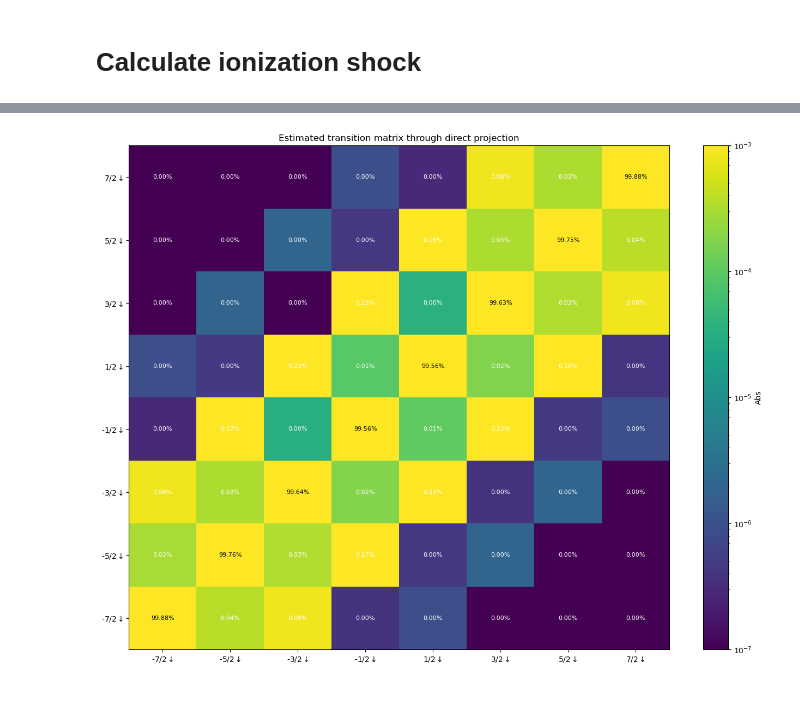
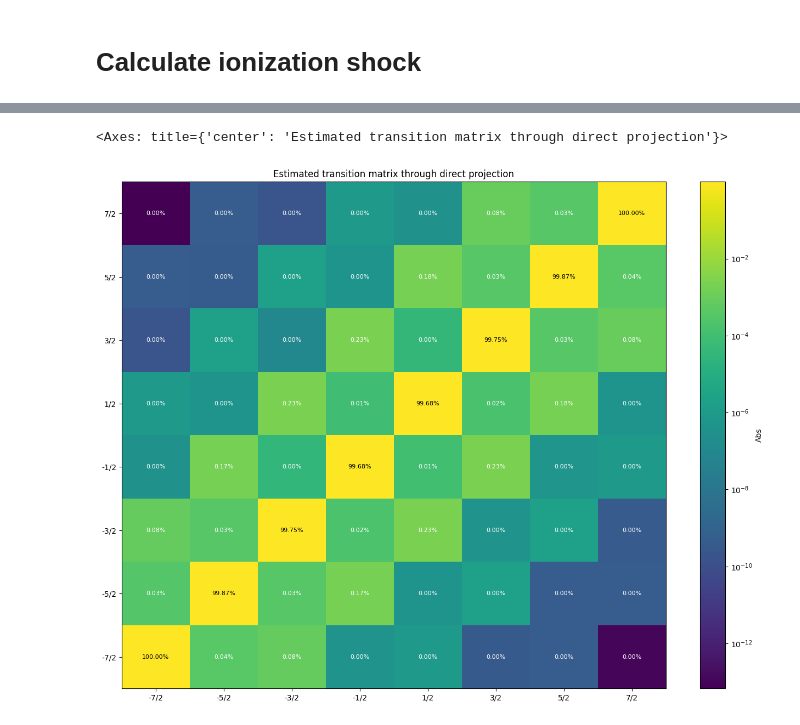
Before and after one commit to arjenvaartjes/Psyduck, a Jupyter notebook: examples/ionization shock/ionization_shock_direct_projection.ipynb, the cells around one changed output, grey strips where cells are left out. Drawn from its saved outputs; the diff is of its cells as text; code cells hidden in the pictures; blank space fills up the shorter version.

```diff
--- a/examples/ionization shock/ionization_shock_direct_projection.ipynb
+++ b/examples/ionization shock/ionization_shock_direct_projection.ipynb
@@ -121,10 +143,11 @@ np.save(r'sims_data/ionization_up_matrix.npy', np.abs(transition_matrix_ionize_u
 # %%
 fig, ax = plt.subplots(1,1, figsize=(16,12))
 n_tunnel = 4.47
 T_est = fractional_matrix_power(np.abs(transition_matrix_neutralize_down) @ np.abs(transition_matrix_ionize_up), n_tunnel)
 
-plot_transition_matrix(T_est, ax, title='Estimated transition matrix through direct projection')
+plot_transition_matrix(T_est, electron_states=1, ax=ax, title='Estimated transition matrix through direct projection')
 # %% [output]
+<Axes: title={'center': 'Estimated transition matrix through direct projection'}>
-[figure, old version]
+[figure, new version]
 # %%
 np.save(r'sims_data/ionization_matrix_proj.npy', T_est)
```
Also changed, not shown: parts of 4 cells of this notebook.
